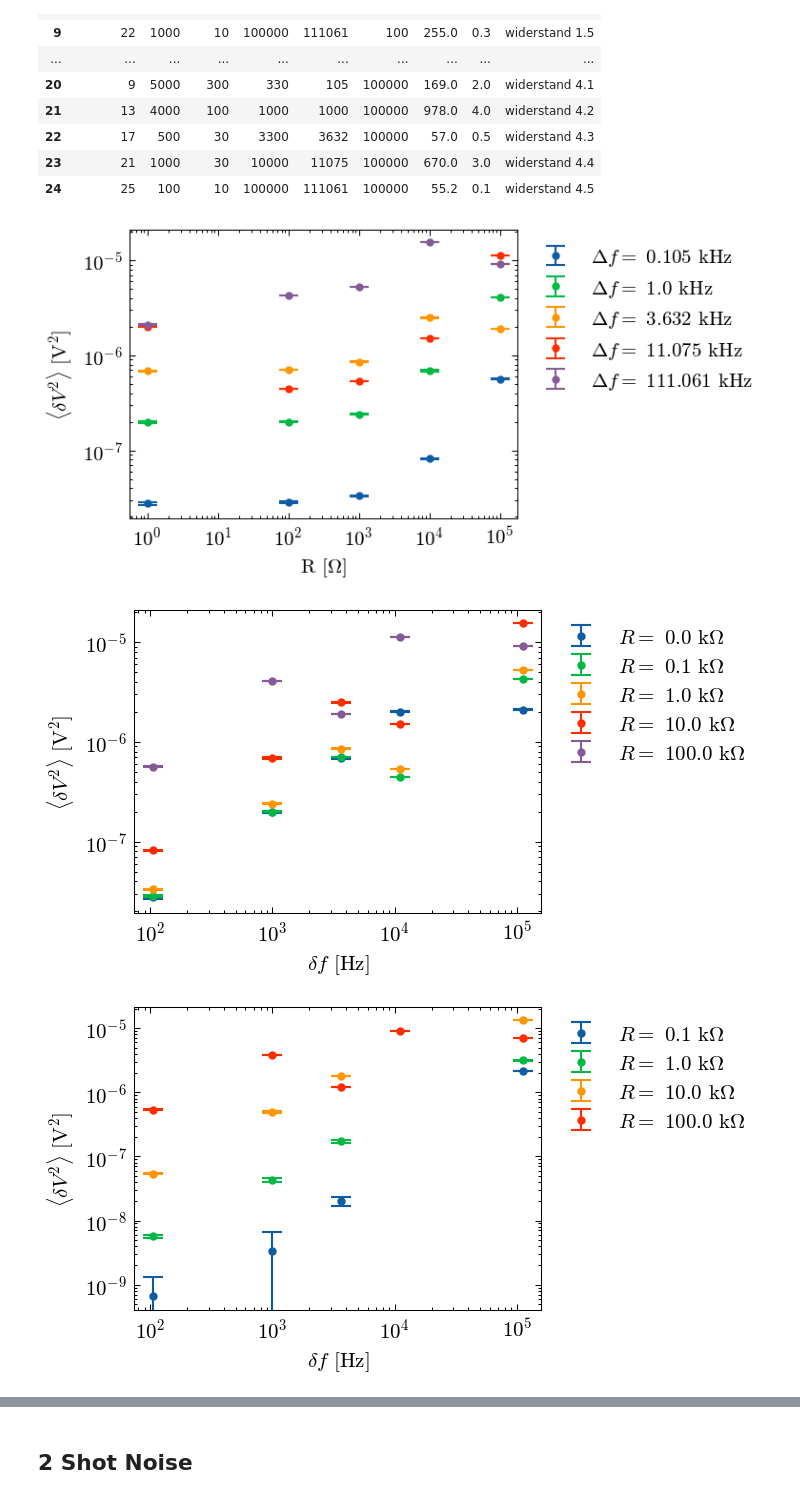
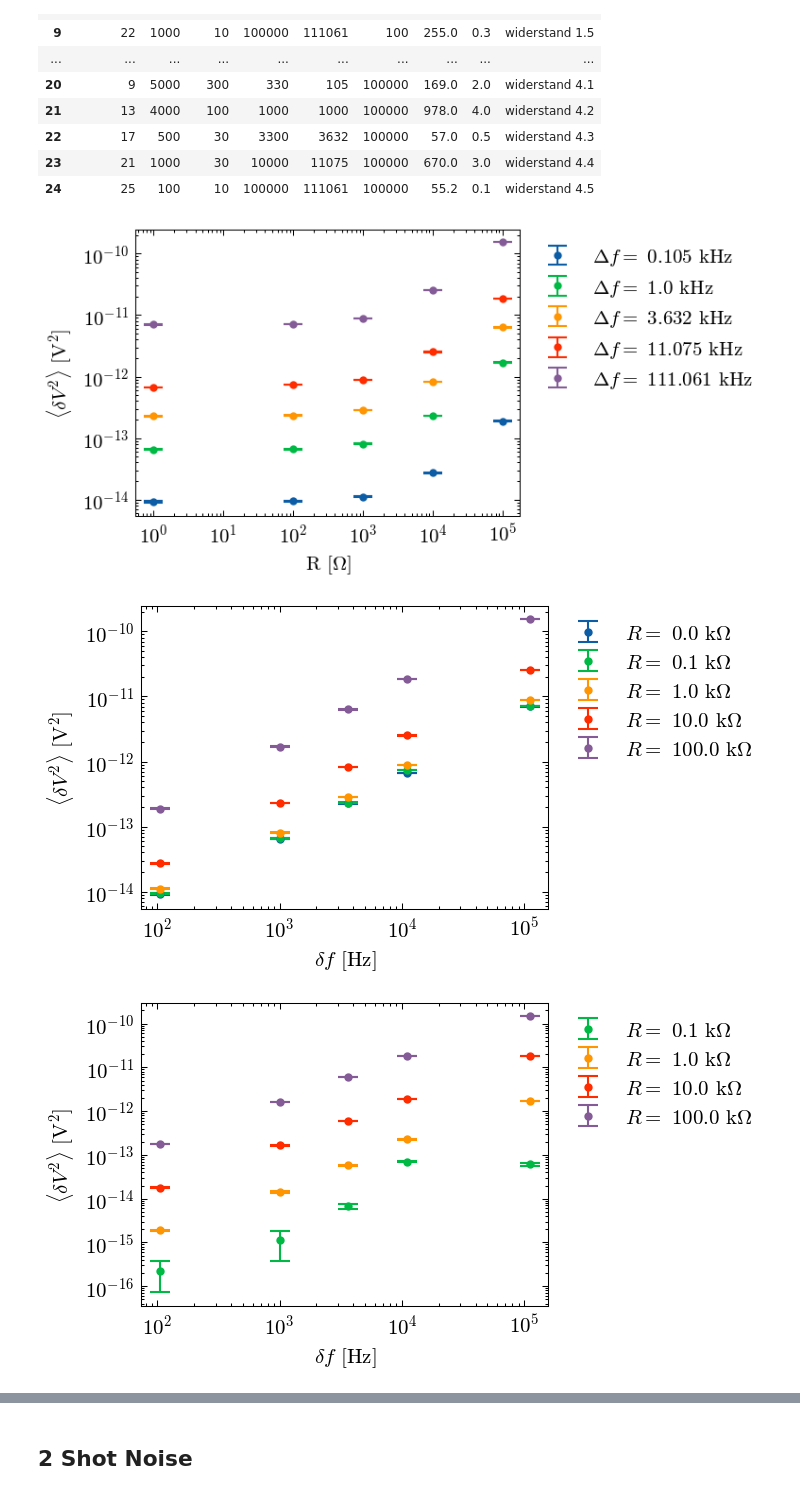
Before and after one commit to emhl/FP2, a Jupyter notebook: rauschen.ipynb, the cells around one changed output, grey strips where cells are left out. Cells and saved outputs as stored; diff of their text form; code cells hidden in the pictures.

```diff
--- a/rauschen.ipynb
+++ b/rauschen.ipynb
@@ -58,12 +58,14 @@ dat1
 | 23 | 21 | 1000 | 30 | 10000 | 11075 | 100000 | 670.0 | 3.0 | widerstand 4.4 |
 | 24 | 25 | 100 | 10 | 100000 | 111061 | 100000 | 55.2 | 0.1 | widerstand 4.5 |
 # %%
-def nyquist(R,T,df):
-    return 4*con.k*T*R*df
+def nyquist(R,T,df, k):
+    return 4*k*T*R*df
 def kb(R,T,df,v2):
     return v2/(4*R*T*df)
-def dv2n(v, g1, g2, ):
-    return v*1e-3 * 10 / (g1*g2)
+def dv2n(v, g1, g2):
+    return v*1e-3 * 10 / (g1*g2)**2
+def linfit(x, a ,b):
+    return a*x + b
 # %%
 # over R
 plt.figure()
@@ -81,7 +83,7 @@ plt.ylabel(r'$\langle\delta V^2\rangle$ [V$^2$]')
 
 plt.savefig(outdir+'1-johnson_rauschen_R.pdf',bbox_inches='tight')
 # %% [output]
-[figure, old version]
+[figure, new version]
 # %%
 # over df unbereinigt
 plt.figure()
@@ -100,23 +102,30 @@ plt.xlabel('$\delta f$ [Hz]')
 plt.ylabel(r'$\langle\delta V^2\rangle$ [V$^2$]')
 plt.savefig(outdir+'1-johnson_rauschen_df_raw.pdf',bbox_inches='tight')
 # %% [output]
-[figure, old version]
+[figure, new version]
 # %%
 # over df
 plt.figure()
 dat = dat1[0:5]
 y0 =  dv2n(ua(dat['V mV'],dat[f'uV']), 600, dat['g2'])
+# k_b = []
 for i in range(1,5):
     dat = dat1[5*i:5*(i+1)]
     v = ua(dat['V mV'],dat[f'uV'])
     y = dv2n(v, 600, dat['g2'])
     r = dat['R Ohm'].mean()*1e-3
-    plt.errorbar(dat['df kHz'],nv(y)-nv(y0),yerr=sd(y),fmt='.',label=f'$R=$ {round(r,1)} k$\Omega$')
+    plt.errorbar(dat['df kHz'],nv(y)-nv(y0),yerr=sd(y/1.5),fmt='.',label=f'$R=$ {round(r,1)} k$\Omega$',color=f'C{i}')
+    # def nqfit(df, k):
+    #     return nyquist(r*1e3, 294.15, df, k)
+    # popt, pcov  = curve_fit(linfit, dat['df kHz'], nv(y)-nv(y0), sigma=sd(y))
+    # k_b.append(uf(popt[0],np.sqrt(pcov[0,0])))
+
+    # plt.plot(dat['df kHz'],nv(nqfit(dat['df kHz'], con.k)),color=f'C{i}')
 plt.legend(loc='upper left', bbox_to_anchor=(1, 1))
 plt.xscale('log')
 plt.yscale('log')
 plt.xlabel('$\delta f$ [Hz]')
 plt.ylabel(r'$\langle\delta V^2\rangle$ [V$^2$]')
 plt.savefig(outdir+'1-johnson_rauschen_df.pdf',bbox_inches='tight')
 # %% [output]
-[figure, old version]
+[figure, new version]
```
Also changed, not shown: parts of 13 cells of this notebook.
